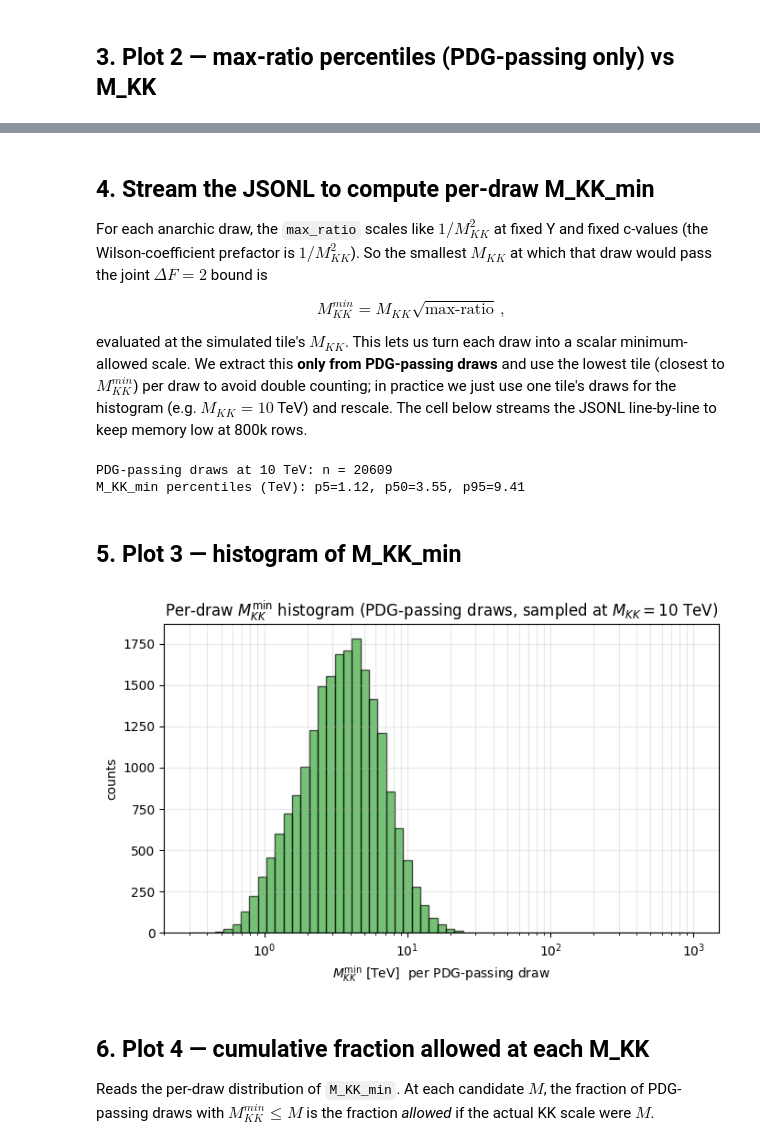
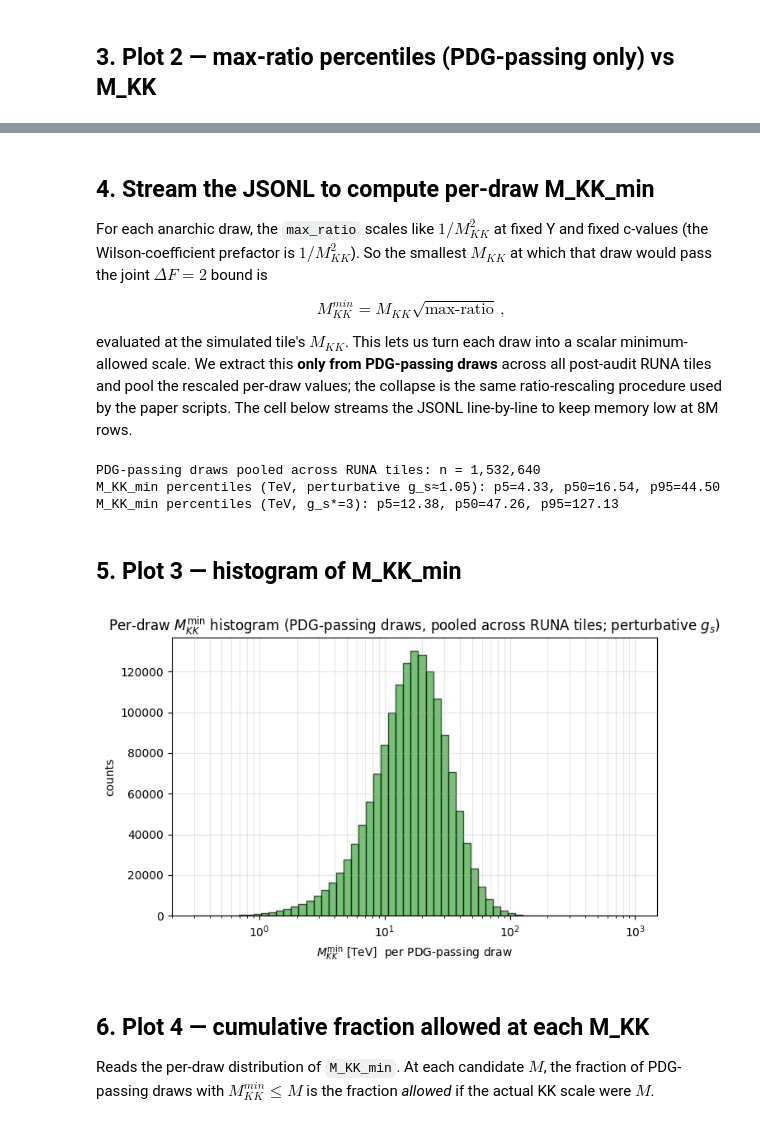
Before and after one commit to OscarBarreraGithub/5D-Neutrino-Mixing, a Jupyter notebook: notebooks/rs_anarchy_analysis.ipynb, the cells around one changed output, grey strips where cells are left out. Saved outputs shown, nothing was run; the diff lists cells and outputs as text; code cells hidden in the pictures.

Commit message:
notebooks: re-execute rs_anarchy_analysis.ipynb under post-audit ΔF=2 constants

```diff
--- a/notebooks/rs_anarchy_analysis.ipynb
+++ b/notebooks/rs_anarchy_analysis.ipynb
@@ -34,13 +34,13 @@ REPO_ROOT = Path('/n/holylabs/randall_lab/Lab/obarrera/5D-Neutrino-Mixing')
 if str(REPO_ROOT) not in sys.path:
     sys.path.insert(0, str(REPO_ROOT))
 
-# *** Set this to the run directory written by run_rs_anarchy.sbatch ***
-RUN_DIR = REPO_ROOT / 'scan_outputs' / 'rs_anarchy_20260507T030811'
+# Canonical post-audit RUNA reference scan from the rc1 artifact manifest.
+RUN_DIR = REPO_ROOT / 'scan_outputs' / 'rs_anarchy_runA_20260515T085316'
 
 SUMMARY_PATH = RUN_DIR / 'tile_summary.json'
 DRAWS_PATH = RUN_DIR / 'draws.jsonl'
 
-FIG_DIR = RUN_DIR / 'figures'
+FIG_DIR = REPO_ROOT / 'results' / 'figures' / 'quark' / 'notebook_reruns'
 FIG_DIR.mkdir(parents=True, exist_ok=True)
 print('Run dir:', RUN_DIR)
 print('Summary:', SUMMARY_PATH.exists(), SUMMARY_PATH)
@@ -154,16 +154,13 @@ $$ M_{KK}^{min} = M_{KK} \sqrt{\max\text{-ratio}}\,, $$
 
 evaluated at the simulated tile's $M_{KK}$.  This lets us turn each draw into a
 scalar minimum-allowed scale.  We extract this **only from PDG-passing draws**
-and use the lowest tile (closest to $M_{KK}^{min}$) per draw to avoid double
-counting; in practice we just use one tile's draws for the histogram (e.g.
-$M_{KK} = 10$ TeV) and rescale.  The cell below streams the JSONL line-by-line
-to keep memory low at 800k rows.
+across all post-audit RUNA tiles and pool the rescaled per-draw values; the
+collapse is the same ratio-rescaling procedure used by the paper scripts.  The
+cell below streams the JSONL line-by-line to keep memory low at 8M rows.
 # %%
-# Use the median-tile draws to infer M_KK_min.  Choosing M_KK=10 TeV keeps
-# us in the regime where ~17% pass PDG, providing solid statistics for the
-# histogram.
-TARGET_TILE_TEV = 10.0
-TARGET_TILE_GEV = TARGET_TILE_TEV * 1000.0
+G_S_PERT = 1.05
+G_S_STAR = 3.0
+GS_RESCALE_MKK = G_S_STAR / G_S_PERT
 
 m_kk_min_tev_pdg = []
 max_ratio_pdg = []
@@ -175,49 +172,51 @@ with open(DRAWS_PATH) as fh:
             continue
         if not row.get('ok'):
             continue
-        if abs(row['M_KK_GeV'] - TARGET_TILE_GEV) > 1.0:
-            continue
         if not row.get('passes_pdg'):
             continue
         ratio = row.get('max_ratio')
         if ratio is None or not np.isfinite(ratio):
             continue
-        m_kk_min = TARGET_TILE_TEV * np.sqrt(max(ratio, 1e-30))
+        m_kk_min = (float(row['M_KK_GeV']) / 1000.0) * np.sqrt(max(ratio, 1e-30))
         m_kk_min_tev_pdg.append(float(m_kk_min))
         max_ratio_pdg.append(float(ratio))
 
 m_kk_min_tev_pdg = np.array(m_kk_min_tev_pdg)
 max_ratio_pdg = np.array(max_ratio_pdg)
-print(
-    f'PDG-passing draws at {TARGET_TILE_TEV:.0f} TeV: n = {m_kk_min_tev_pdg.size}'
-)
+print(f'PDG-passing draws pooled across RUNA tiles: n = {m_kk_min_tev_pdg.size:,}')
 if m_kk_min_tev_pdg.size:
-    print('M_KK_min percentiles (TeV): p5={:.2f}, p50={:.2f}, p95={:.2f}'.format(
-        *np.percentile(m_kk_min_tev_pdg, [5, 50, 95])
+    pert_p5, pert_p50, pert_p95 = np.percentile(m_kk_min_tev_pdg, [5, 50, 95])
+    gs_p5, gs_p50, gs_p95 = pert_p5 * GS_RESCALE_MKK, pert_p50 * GS_RESCALE_MKK, pert_p95 * GS_RESCALE_MKK
+    print('M_KK_min percentiles (TeV, perturbative g_s≈1.05): p5={:.2f}, p50={:.2f}, p95={:.2f}'.format(
+        pert_p5, pert_p50, pert_p95
     ))
+    print('M_KK_min percentiles (TeV, g_s*=3): p5={:.2f}, p50={:.2f}, p95={:.2f}'.format(
+        gs_p5, gs_p50, gs_p95
+    ))
 # %% [output]
-PDG-passing draws at 10 TeV: n = 20609
-M_KK_min percentiles (TeV): p5=1.12, p50=3.55, p95=9.41
+PDG-passing draws pooled across RUNA tiles: n = 1,532,640
+M_KK_min percentiles (TeV, perturbative g_s≈1.05): p5=4.33, p50=16.54, p95=44.50
+M_KK_min percentiles (TeV, g_s*=3): p5=12.38, p50=47.26, p95=127.13
 # %% [markdown]
 ## 5. Plot 3 — histogram of M_KK_min
 # %%
 fig, ax = plt.subplots(figsize=(7, 4.5))
 if m_kk_min_tev_pdg.size:
     bins = np.logspace(np.log10(0.3), np.log10(1000.0), 60)
     ax.hist(m_kk_min_tev_pdg, bins=bins, alpha=0.65, color='C2', edgecolor='black')
 ax.set_xscale('log')
 ax.set_xlabel(r'$M_{KK}^{\min}$ [TeV]  per PDG-passing draw')
 ax.set_ylabel('counts')
 ax.set_title(
     f'Per-draw $M_{{KK}}^{{\\min}}$ histogram '
-    f'(PDG-passing draws, sampled at $M_{{KK}} = {TARGET_TILE_TEV:g}$ TeV)'
+    '(PDG-passing draws, pooled across RUNA tiles; perturbative $g_s$)'
 )
 ax.grid(True, which='both', alpha=0.3)
 fig.tight_layout()
 fig.savefig(FIG_DIR / 'plot3_m_kk_min_histogram.pdf')
 plt.show()
 # %% [output]
-[figure, old version]
+[figure, new version]
 # %% [markdown]
 ## 6. Plot 4 — cumulative fraction allowed at each M_KK
 
```
Also changed, not shown: parts of 7 cells of this notebook.
